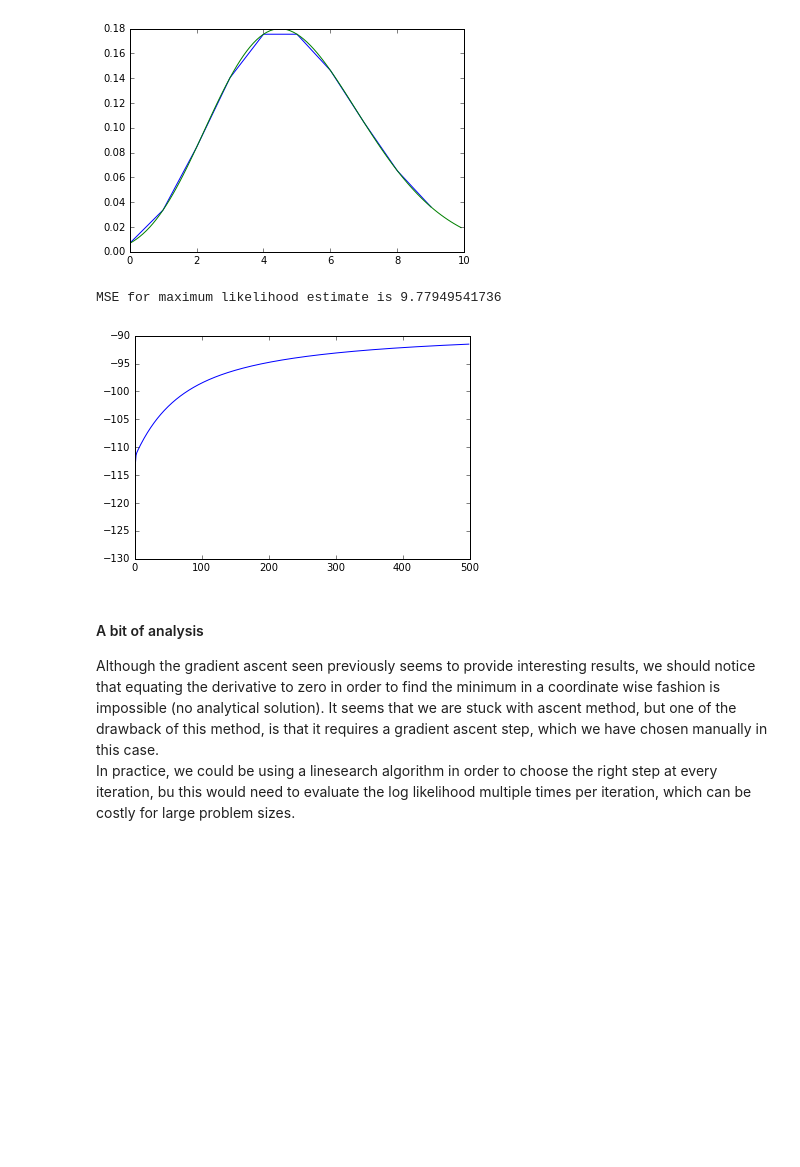
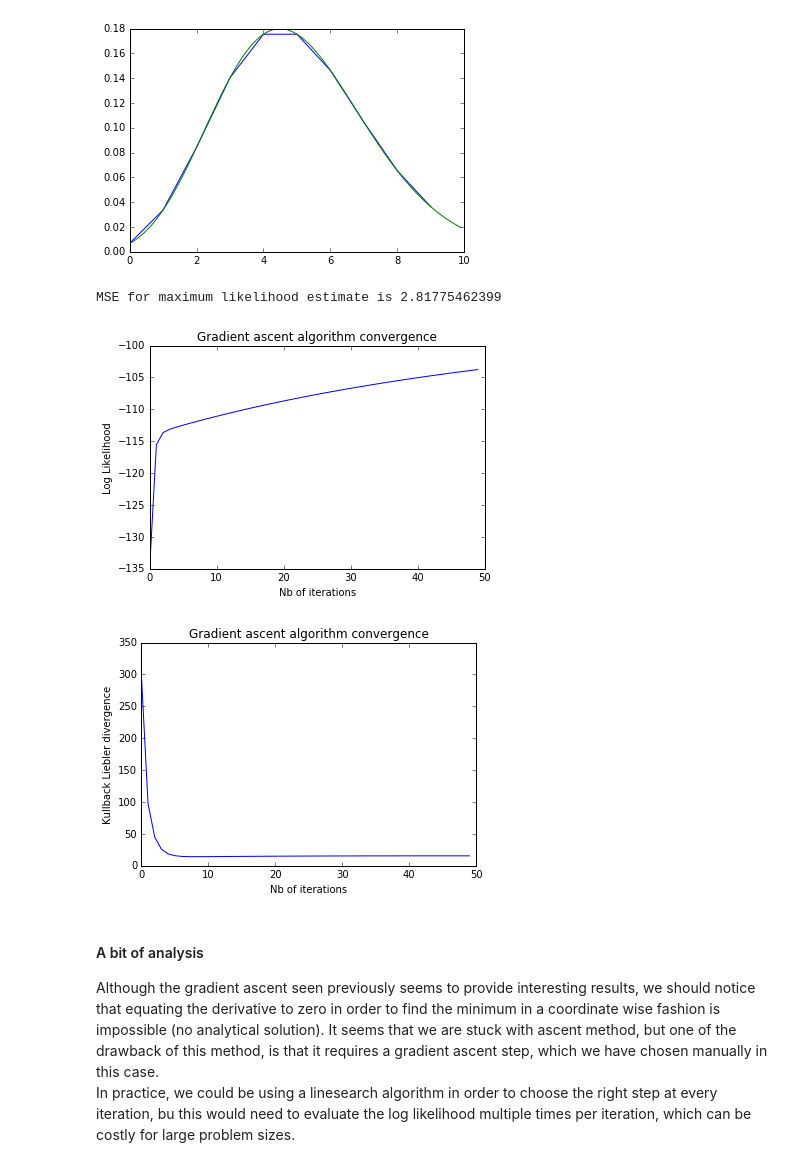
Before and after one commit to gnthibault/Optimisation-Python, a Jupyter notebook: kl_divergence.ipynb, the cells around one changed output. Saved outputs shown, nothing was run; the diff lists cells and outputs as text; code cells hidden in the pictures; blank space fills up the shorter version.

Commit message:
Added kullback liebler divergence checking

```diff
--- a/kl_divergence.ipynb
+++ b/kl_divergence.ipynb
@@ -573,6 +573,14 @@ def GetLogLikeliHoodForSmokerProblem( solution, yn, Ank ):
     LambdaYn = np.dot(Ank,solution)
     #return np.sum(yn*np.log(LambdaYn)-LambdaYn-np.vectorize(np.math.factorial)(yn))
     return np.sum(yn*np.log(LambdaYn)-LambdaYn-np.log(scsp.gamma(yn+1)))
+
+#define Kullback Liebler Divergence of the given candidate solution
+def GetKullbackLieblerDivergenceForSmokerProblem( solution, yn, Ank ):
+    """
+        Implementing the KL-Divergence function for the smoker problem
+    """
+    LambdaYn = np.dot(Ank,solution)
+    return np.dot(np.log(yn/LambdaYn),yn)
 
 #define the gradient of the Log Likelihood
 def LLGrad( solution, yn, Ank ):
@@ -604,21 +612,34 @@ assert( np.isclose(LLGrad(LambdaK,np.dot(Ank,LambdaK),Ank),np.zeros(P)).all() )
 # %%
 #Lets try to solve this using a simple gradient ascent method
 x=np.random.uniform(0,5,P) #initial guess
-niter = 500
+niter = 50
 step = 1e-1
-path = []
+pathLL = []
+pathKLD = []
 for i in range(niter):
-    path.append( GetLogLikeliHoodForSmokerProblem(x,yn,Ank) )
     x = x + step * LLGrad(x,yn,Ank)
+    pathLL.append( GetLogLikeliHoodForSmokerProblem(x,yn,Ank) )
+    pathKLD.append( GetKullbackLieblerDivergenceForSmokerProblem( x, yn, Ank ) )
 
-plt.plot(path)
+plt.figure()
+plt.title('Gradient ascent algorithm convergence')
+plt.xlabel('Nb of iterations')
+plt.ylabel('Log Likelihood')
+plt.plot(pathLL)
+
+plt.figure()
+plt.title('Gradient ascent algorithm convergence')
+plt.xlabel('Nb of iterations')
+plt.ylabel('Kullback Liebler divergence')
+plt.plot(pathKLD)
 
 #Let's take a look at the maximum likelihood solution
 MSE = np.mean(np.square(x-LambdaK))
 print "MSE for maximum likelihood estimate is "+str(MSE)
 # %% [output]
-MSE for maximum likelihood estimate is 9.77949541736
+MSE for maximum likelihood estimate is 2.81775462399
-[figure, old version]
+[figure, new version]
+[figure, added]
 # %% [markdown]
 #### A bit of analysis
 Although the gradient ascent seen previously seems to provide interesting results, we should notice that equating the derivative to zero in order to find the minimum in a coordinate wise fashion is impossible (no analytical solution).
```
Also changed, not shown: parts of 2 cells of this notebook.
